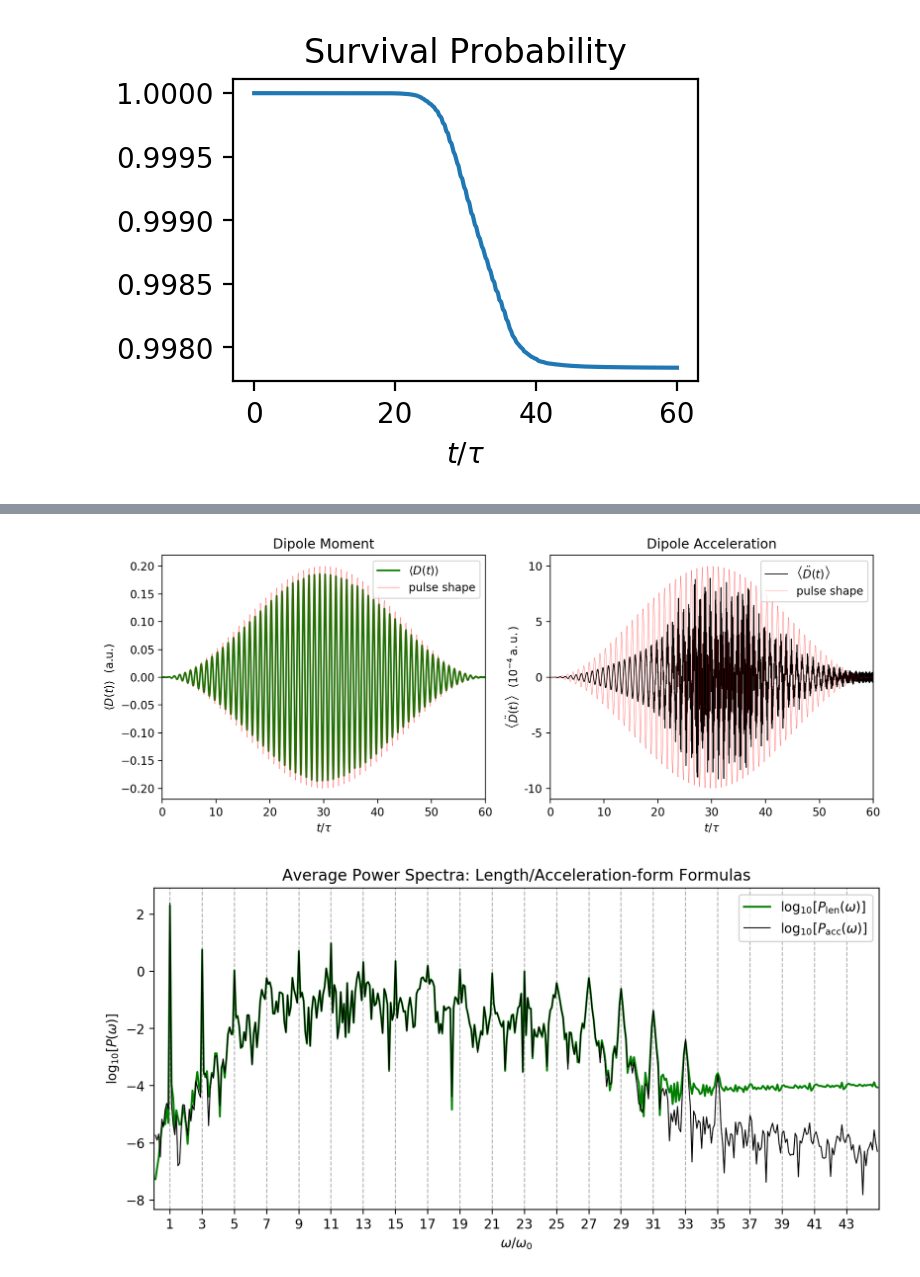
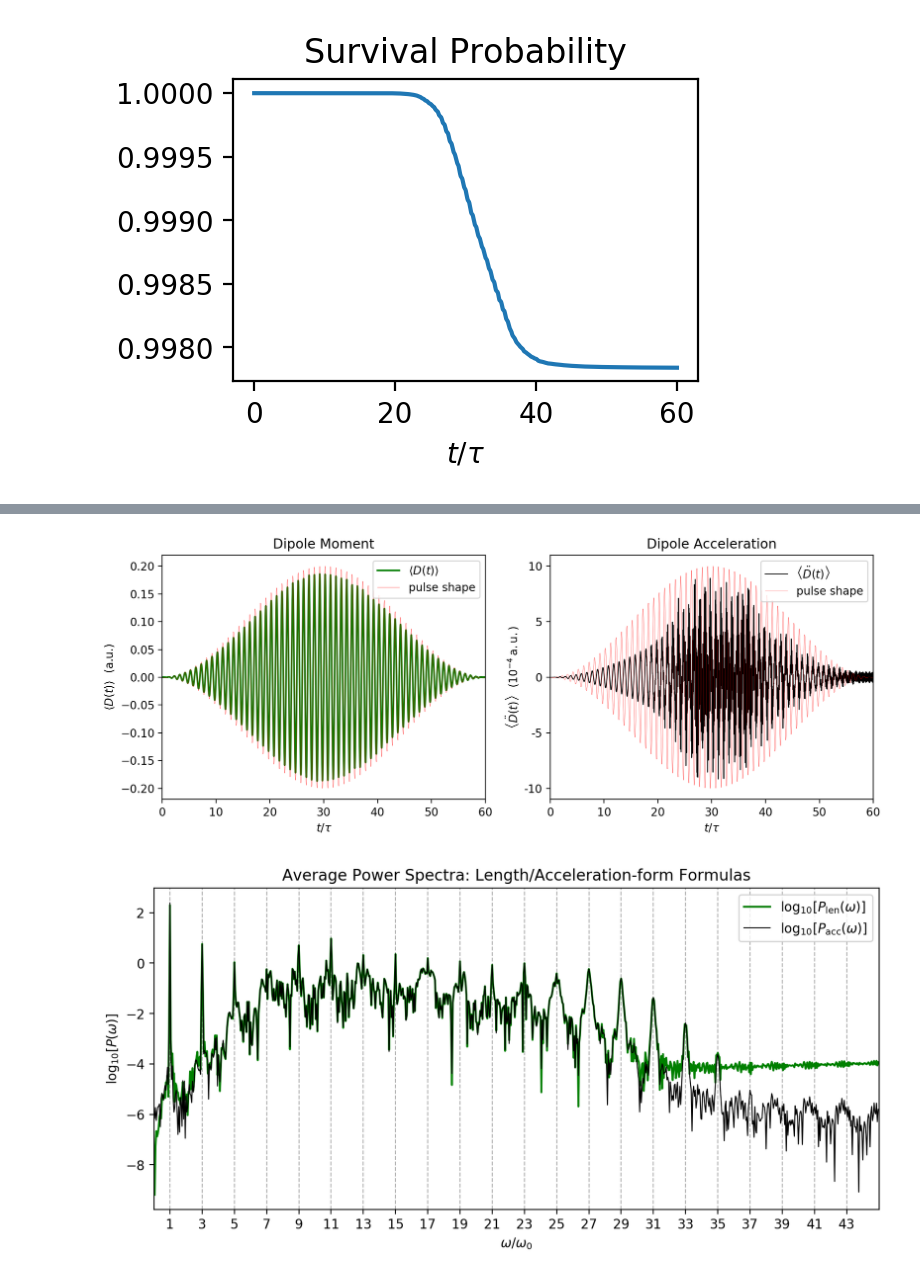
Before and after one commit to qqqquincy/algorithms, a Jupyter notebook: GPS.ipynb, the cells around one changed output, grey strips where cells are left out. Saved outputs shown, nothing was run; the diff lists cells and outputs as text; code cells hidden in the pictures.

```diff
--- a/GPS.ipynb
+++ b/GPS.ipynb
@@ -529,33 +679,33 @@ plt.legend(loc='upper right')
 plt.subplot(1,2,2)
 plt.plot(T/τ, D_acc.real, 'k', lw=0.8, label='$\left< { \ddot { D }  }(t) \\right>$')
 plt.plot(T/τ, 1e-3*F(T), 'r', lw=0.2, label='pulse shape')
 plt.xlim((0,t_max/τ))
 plt.xlabel('$t/τ$')
 plt.ylabel('$\left< { \ddot { D }  }(t) \\right>$  ($10^{-4}\,\mathrm{a.u.}$)')
 plt.yticks([-10e-4,-5e-4,0,5e-4,10e-4], [-10,-5,0,5,10])
 plt.title('Dipole Acceleration')
 plt.legend(loc='upper right')
 plt.tight_layout()
 
 plt.figure(2,figsize=(10,10),dpi=200)
 plt.subplot(2,1,2)
 P_len = lambda ω: 4*137**3/(3*t) * abs(simps(D_len*np.exp(-1j*ω*T)*ω**2,dx=dt))**2
 P_acc = lambda ω: 4*137**3/(3*t) * abs(simps(D_acc*np.exp(-1j*ω*T),dx=dt))**2
-harmorder = np.arange(0.1, 45, 0.1)
+harmorder = np.arange(0.05, 45, 0.05)
 harmorder.shape = (len(harmorder), 1)
 plt.plot(harmorder, np.log10(P_len(harmorder*ω0)), 'g',
          label='$\log_{ 10 }{ \left[ P_{\mathrm {len}}(\omega ) \\right] } $')
 plt.plot(harmorder, np.log10(P_acc(harmorder*ω0)), 'k',
          lw=0.8, label='$\log_{10}{\left[ P_{\mathrm {acc}}(\omega) \\right]} $')
 plt.xlim((0,45))
 plt.xlabel('$ω/ω_0$')
 plt.ylabel('$\log_{ 10 }{ \left[ P(\omega ) \\right] } $')
 plt.grid(axis='x', ls='--')
 plt.xticks([2*i+1 for i in range(22)])
 plt.title('Average Power Spectra: Length/Acceleration-form Formulas')
 plt.legend(loc='upper right')
 plt.show()
 # %% [output]
 [figure]
-[figure, old version]
+[figure, new version]
 # %% [markdown]
```
Also changed, not shown: parts of 13 cells of this notebook.
